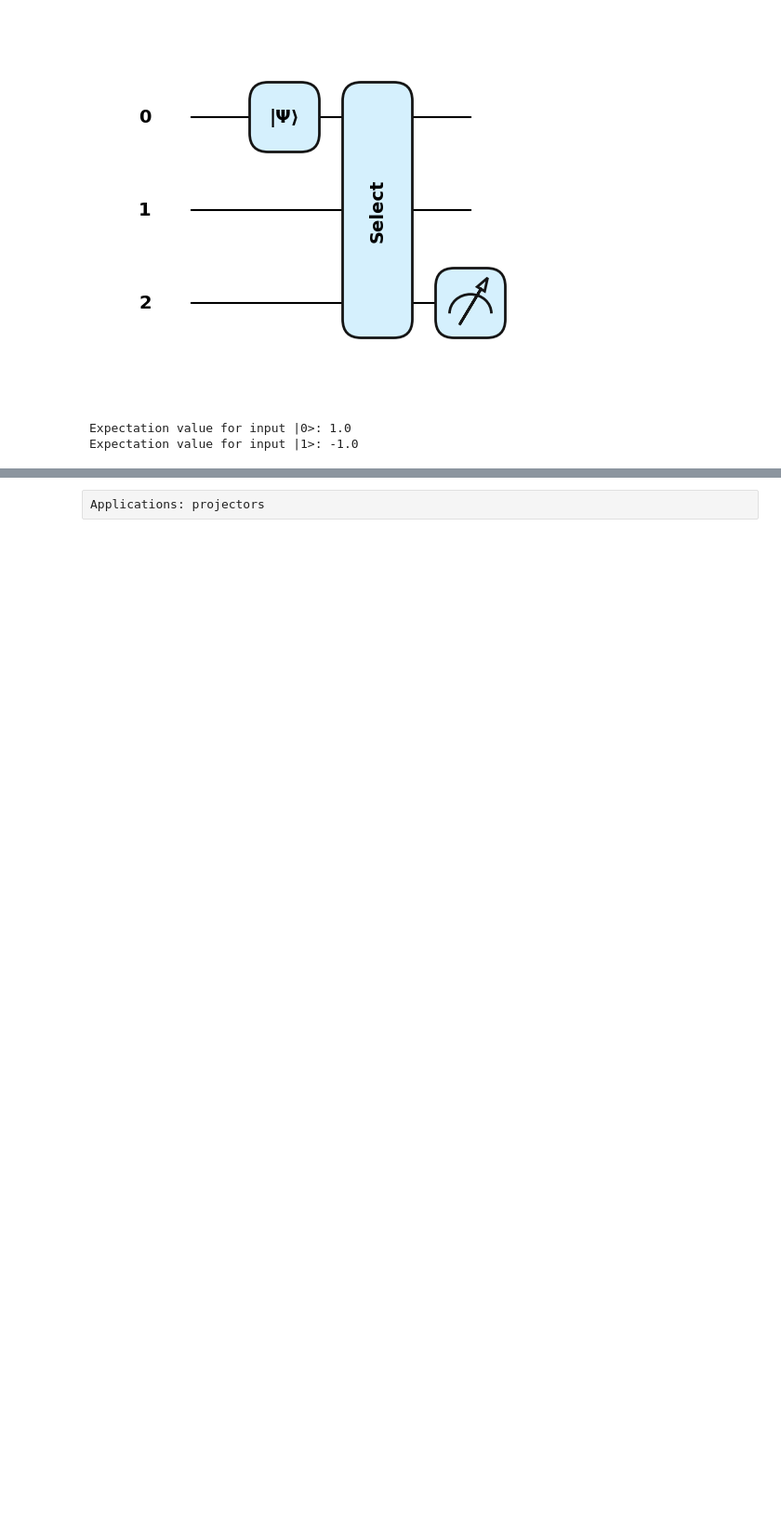
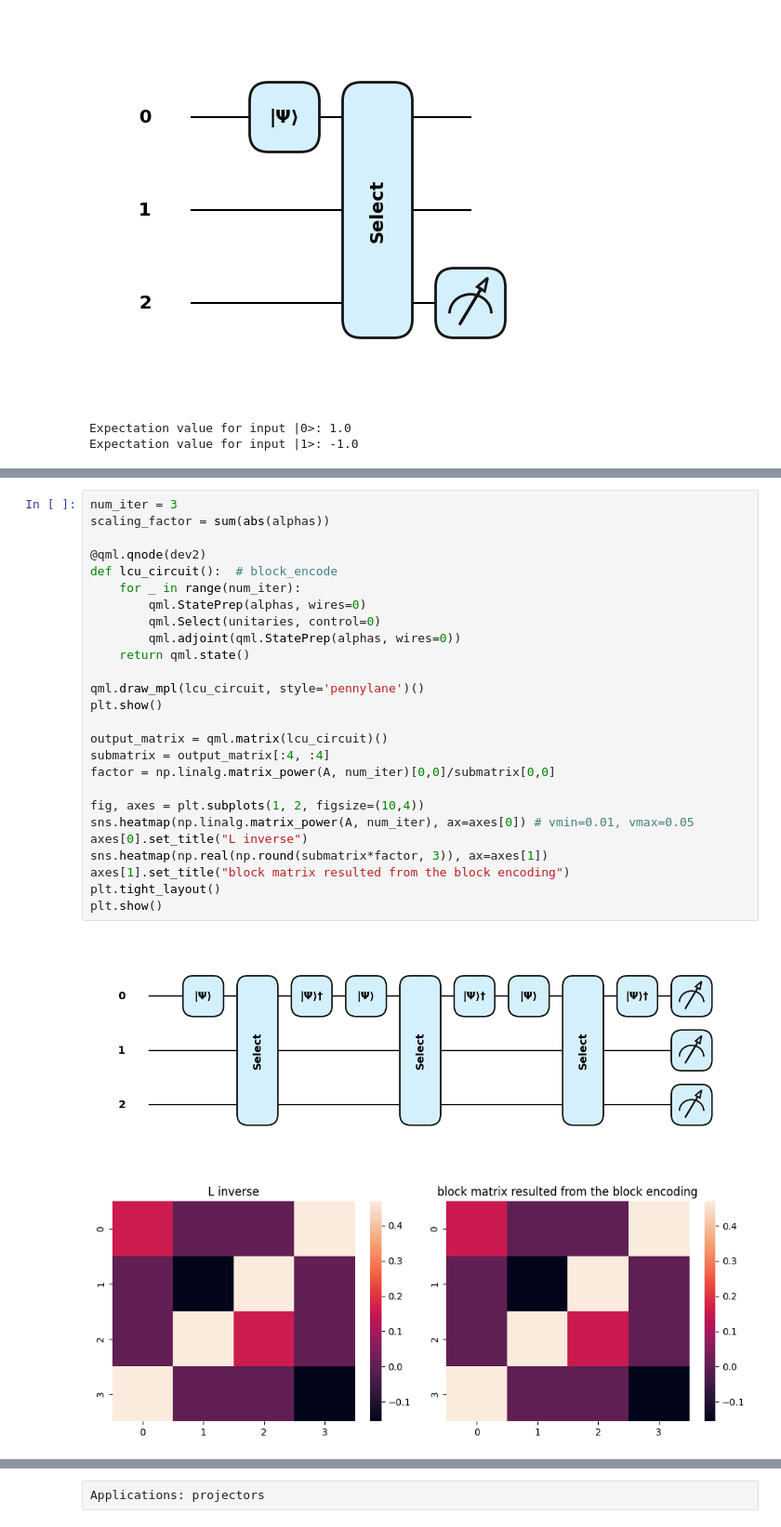
Before and after one commit to 24shiny/Inverse_Laplacian_embedding, a Jupyter notebook: Laplacian_embedding/block_encoding_PL.ipynb, the cells around one changed output, grey strips where cells are left out. Shown: that part at 93% size. Cells and saved outputs as stored; diff of their text form; blank space fills up the shorter version.

```diff
--- a/Laplacian_embedding/block_encoding_PL.ipynb
+++ b/Laplacian_embedding/block_encoding_PL.ipynb
@@ -110,0 +136,29 @@ Block-encoded A:
+# %%
+num_iter = 3
+scaling_factor = sum(abs(alphas))
+
+@qml.qnode(dev2)
+def lcu_circuit():  # block_encode
+    for _ in range(num_iter):
+        qml.StatePrep(alphas, wires=0)
+        qml.Select(unitaries, control=0)
+        qml.adjoint(qml.StatePrep(alphas, wires=0))
+    return qml.state()
+
+qml.draw_mpl(lcu_circuit, style='pennylane')()
+plt.show()
+
+output_matrix = qml.matrix(lcu_circuit)()
+submatrix = output_matrix[:4, :4]
+factor = np.linalg.matrix_power(A, num_iter)[0,0]/submatrix[0,0]
+
+fig, axes = plt.subplots(1, 2, figsize=(10,4))
+sns.heatmap(np.linalg.matrix_power(A, num_iter), ax=axes[0]) # vmin=0.01, vmax=0.05
+axes[0].set_title("L inverse")
+sns.heatmap(np.real(np.round(submatrix*factor, 3)), ax=axes[1])
+axes[1].set_title("block matrix resulted from the block encoding")
+plt.tight_layout()
+plt.show()
+# %% [output]
+[figure, added]
+[figure, added]
```
Also changed, not shown: parts of 9 cells of this notebook.
